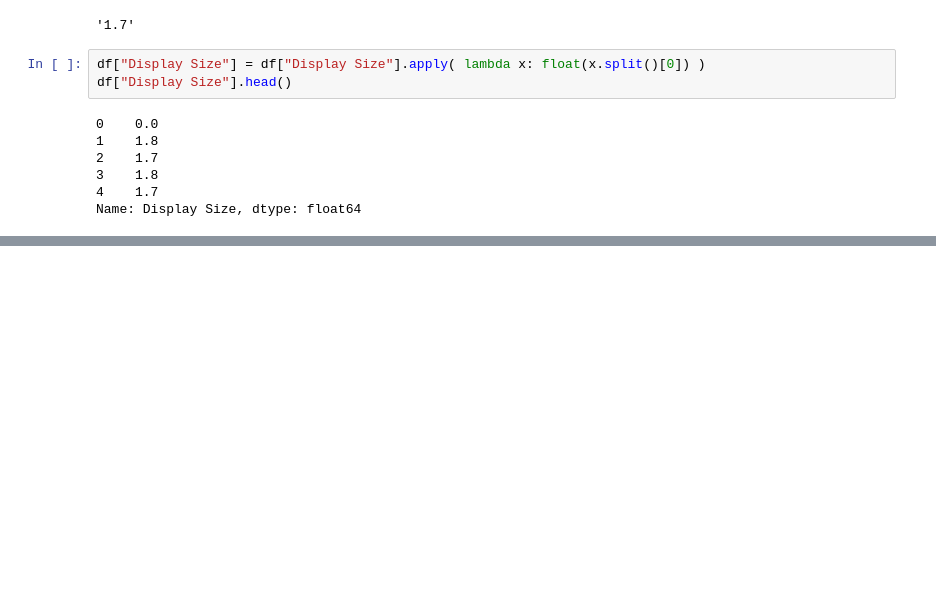
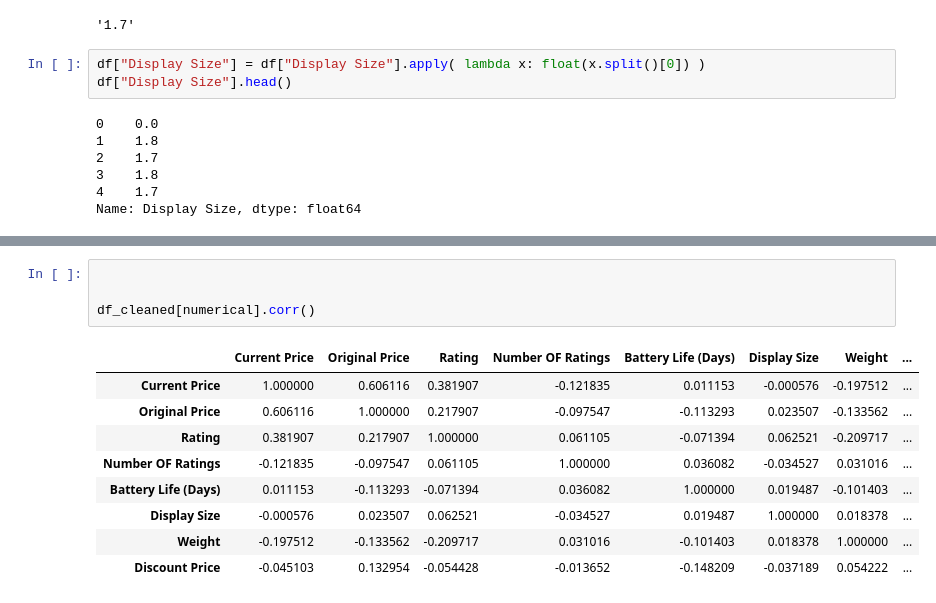
Before and after one commit to Git-of-Abdullah/smartwatch, a Jupyter notebook: Data_cleaning.ipynb, the cells around one changed output, grey strips where cells are left out. Saved outputs shown, nothing was run; the diff lists cells and outputs as text; blank space fills up the shorter version.

```diff
--- a/Data_cleaning.ipynb
+++ b/Data_cleaning.ipynb
@@ -438,0 +711,14 @@ Name: Display Size, dtype: float64
+# %%
+
+
+df_cleaned[numerical].corr()
+# %% [output]
+|  | Current Price | Original Price | Rating | Number OF Ratings | Battery Life (Days) | Display Size | Weight | ... |
+| Current Price | 1.000000 | 0.606116 | 0.381907 | -0.121835 | 0.011153 | -0.000576 | -0.197512 | ... |
+| Original Price | 0.606116 | 1.000000 | 0.217907 | -0.097547 | -0.113293 | 0.023507 | -0.133562 | ... |
+| Rating | 0.381907 | 0.217907 | 1.000000 | 0.061105 | -0.071394 | 0.062521 | -0.209717 | ... |
+| Number OF Ratings | -0.121835 | -0.097547 | 0.061105 | 1.000000 | 0.036082 | -0.034527 | 0.031016 | ... |
+| Battery Life (Days) | 0.011153 | -0.113293 | -0.071394 | 0.036082 | 1.000000 | 0.019487 | -0.101403 | ... |
+| Display Size | -0.000576 | 0.023507 | 0.062521 | -0.034527 | 0.019487 | 1.000000 | 0.018378 | ... |
+| Weight | -0.197512 | -0.133562 | -0.209717 | 0.031016 | -0.101403 | 0.018378 | 1.000000 | ... |
+| Discount Price | -0.045103 | 0.132954 | -0.054428 | -0.013652 | -0.148209 | -0.037189 | 0.054222 | ... |
```
Also changed, not shown: parts of 32 cells of this notebook.
